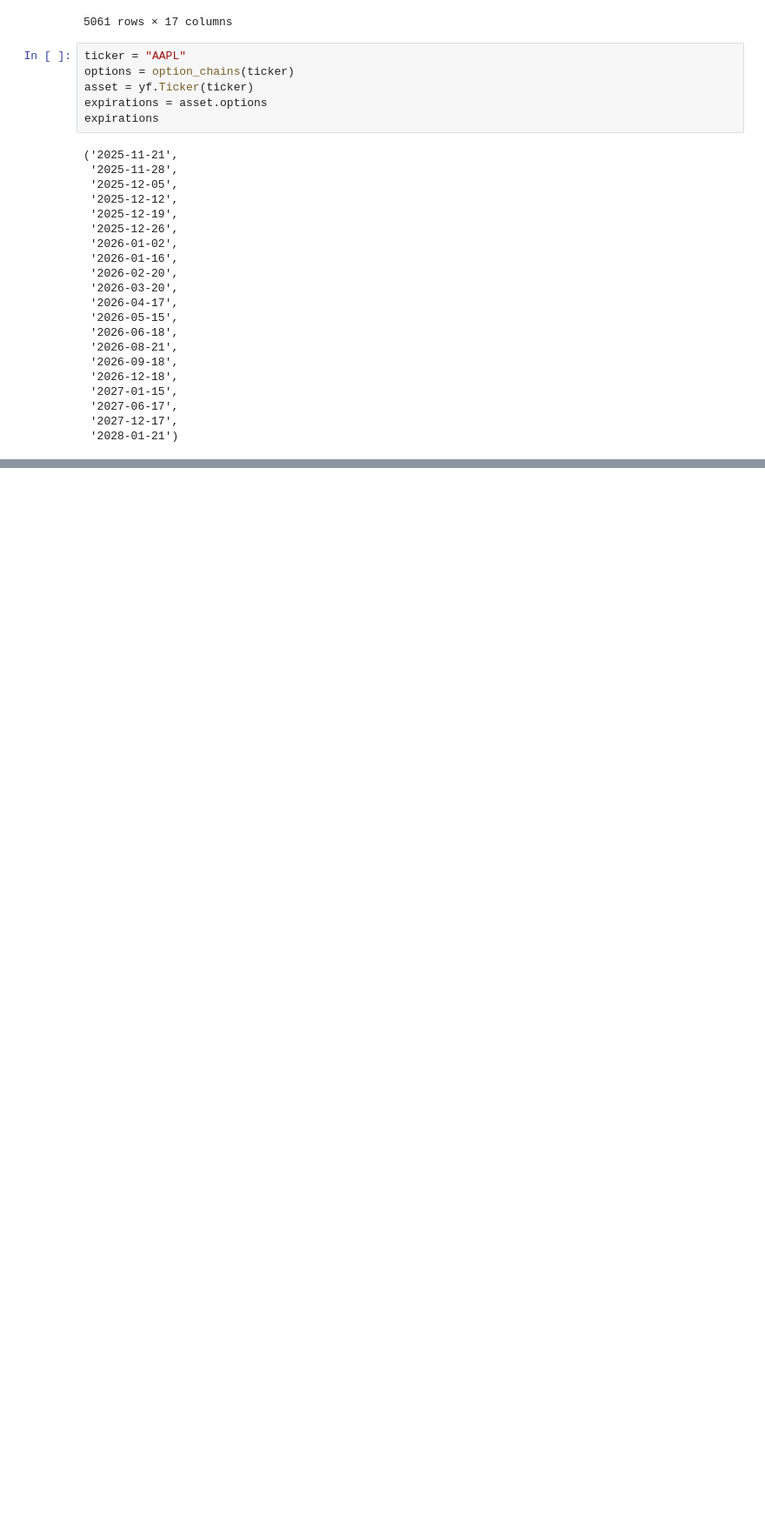
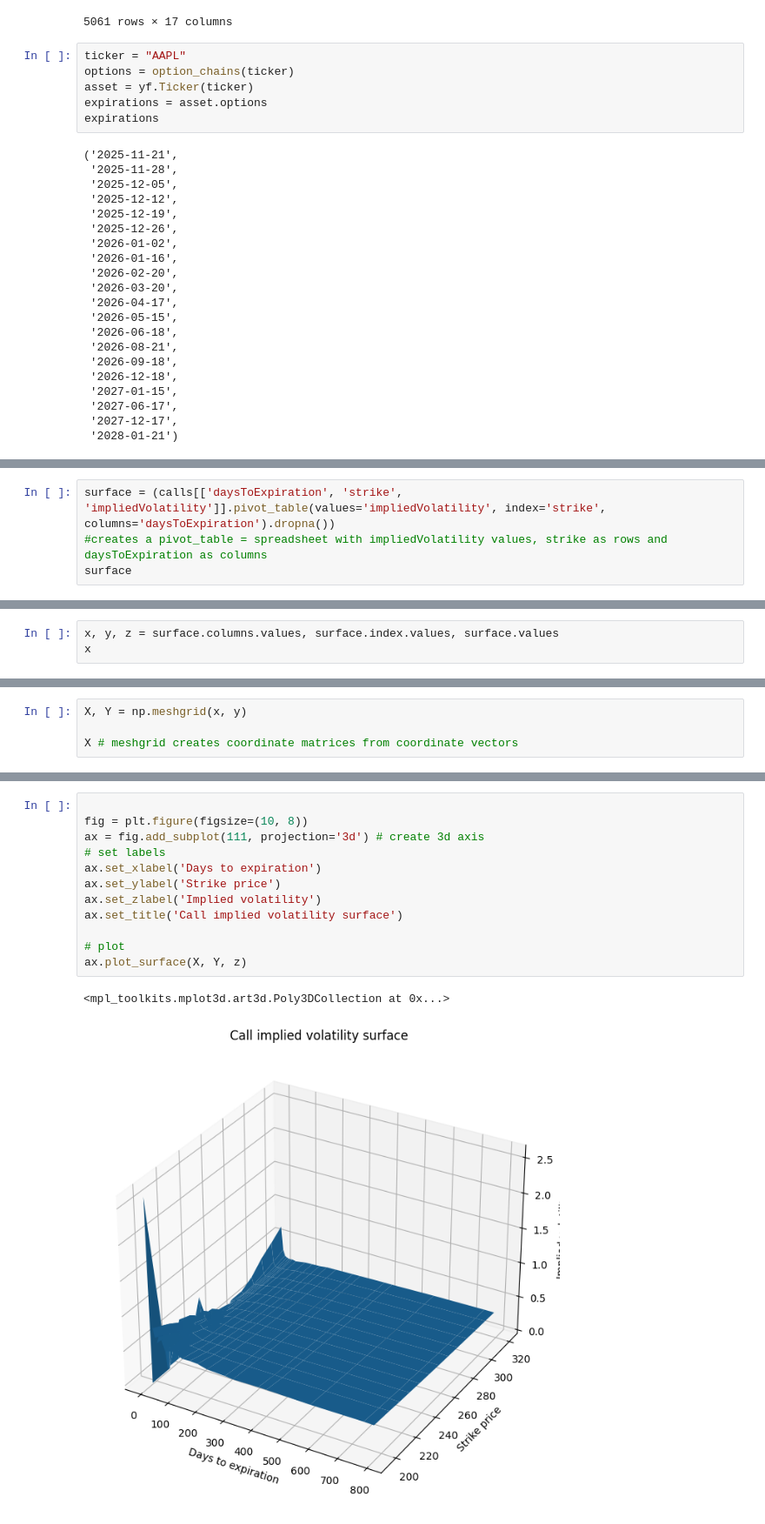
Before and after one commit to simonezocco/Econophysics, a Jupyter notebook: Volatility Smile Program.ipynb, the cells around one changed output, grey strips where cells are left out. Shown at 87% size. Drawn from its saved outputs; the diff is of its cells as text; blank space fills up the shorter version.

```diff
--- a/Volatility Smile Program.ipynb
+++ b/Volatility Smile Program.ipynb
@@ -103,0 +129,4 @@ plt.savefig('implied_volatility_vs_strike_price.png')
+# %%
+surface = (calls[['daysToExpiration', 'strike', 'impliedVolatility']].pivot_table(values='impliedVolatility', index='strike', columns='daysToExpiration').dropna())
+#creates a pivot_table = spreadsheet with impliedVolatility values, strike as rows and daysToExpiration as columns
+surface
@@ -103,0 +149,3 @@ plt.savefig('implied_volatility_vs_strike_price.png')
+# %%
+x, y, z = surface.columns.values, surface.index.values, surface.values
+x
@@ -103,0 +155,4 @@ plt.savefig('implied_volatility_vs_strike_price.png')
+# %%
+X, Y = np.meshgrid(x, y)
+
+X # meshgrid creates coordinate matrices from coordinate vectors
@@ -103,0 +177,15 @@ plt.savefig('implied_volatility_vs_strike_price.png')
+# %%
+
+fig = plt.figure(figsize=(10, 8))
+ax = fig.add_subplot(111, projection='3d') # create 3d axis
+# set labels
+ax.set_xlabel('Days to expiration')
+ax.set_ylabel('Strike price')
+ax.set_zlabel('Implied volatility')
+ax.set_title('Call implied volatility surface')
+
+# plot
+ax.plot_surface(X, Y, z)
+# %% [output]
+<mpl_toolkits.mplot3d.art3d.Poly3DCollection at 0x...>
+[figure, added]
```
Also changed, not shown: parts of 9 cells of this notebook.
